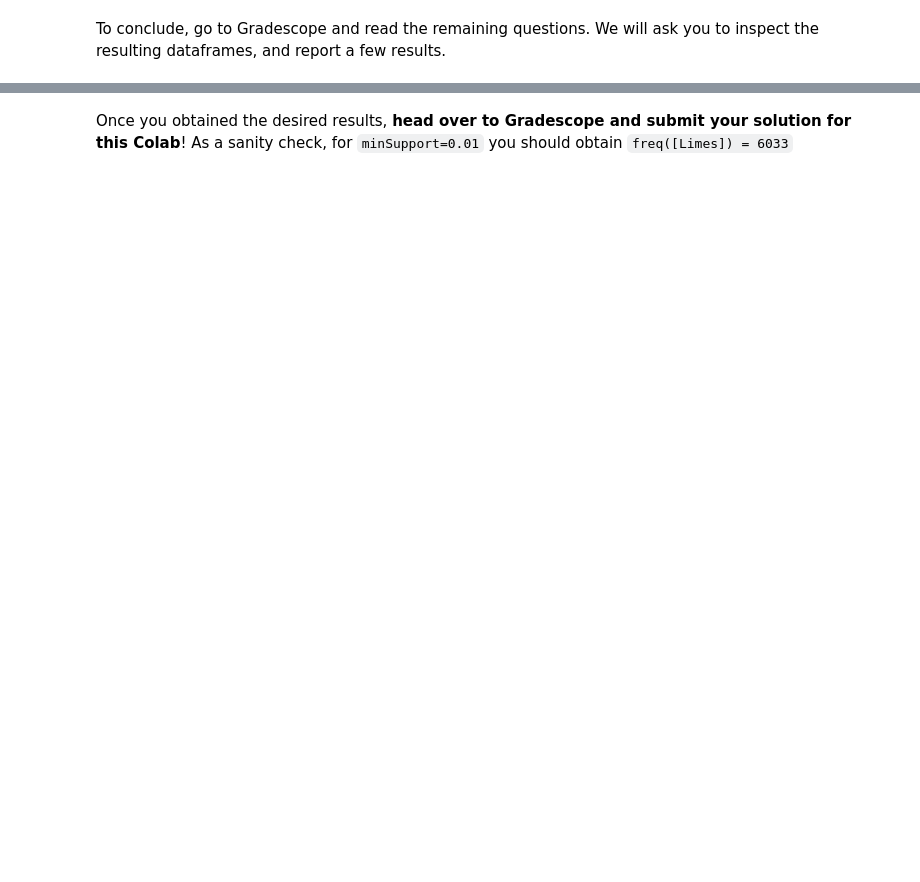
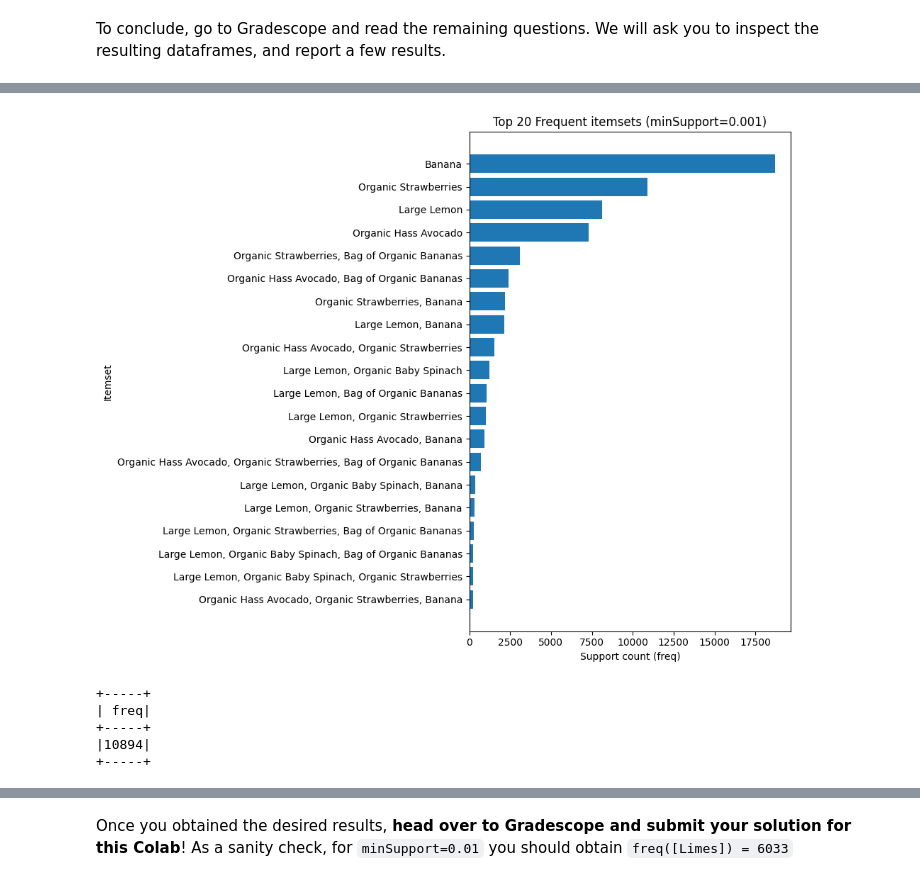
Before and after one commit to yihaozhong/Mining-Massive-Data-Sets, a Jupyter notebook: CS246_Colab_2.ipynb, the cells around one changed output, grey strips where cells are left out. Saved outputs shown, nothing was run; the diff lists cells and outputs as text; code cells hidden in the pictures; blank space fills up the shorter version.

```diff
--- a/CS246_Colab_2.ipynb
+++ b/CS246_Colab_2.ipynb
@@ -124,3 +177,14 @@ and compute how many frequent itemsets and association rules were generated.
 # %%
 ''' 5 lines of code in total expected but can differ based on your style. for sub-parts of the question, creating different cells of code would be recommended.'''
 # YOUR CODE HERE
+
+model_lower_thre = fpm.FPGrowth(minSupport=0.001, minConfidence=0.5)
+fpm_model_lower_thre = model_lower_thre.fit(transactions)
+
+
+freqItemsets_lower = fpm_model_lower_thre.freqItemsets
+
+rules_lower = fpm_model_lower_thre.associationRules
+
+freqItemsets_lower.show()
+rules_lower.show()
@@ -130,0 +247,24 @@ To conclude, go to Gradescope and read the remaining questions. We will ask you
+# %%
+all_lower = (fpm_model_lower_thre.freqItemsets
+       .withColumn("itemset", concat_ws(", ", "items")).limit(20).orderBy(desc("freq")).toPandas())
+
+
+plt.figure(figsize=(10, 8))
+plt.barh(all_lower["itemset"][::-1], all_lower["freq"][::-1])
+plt.xlabel("Support count (freq)")
+plt.ylabel("Itemset")
+plt.title(f"Top 20 Frequent itemsets (minSupport=0.001)")
+plt.tight_layout()
+plt.show()
+# %% [output]
+[figure, added]
+# %%
+freqItemsets_lower.where("size(items) = 1 AND items[0] = 'Organic Strawberries'") \
+                  .select("freq") \
+                  .show()
+# %% [output]
++-----+
+| freq|
++-----+
+|10894|
++-----+
```
Also changed, not shown: parts of 11 cells of this notebook.
